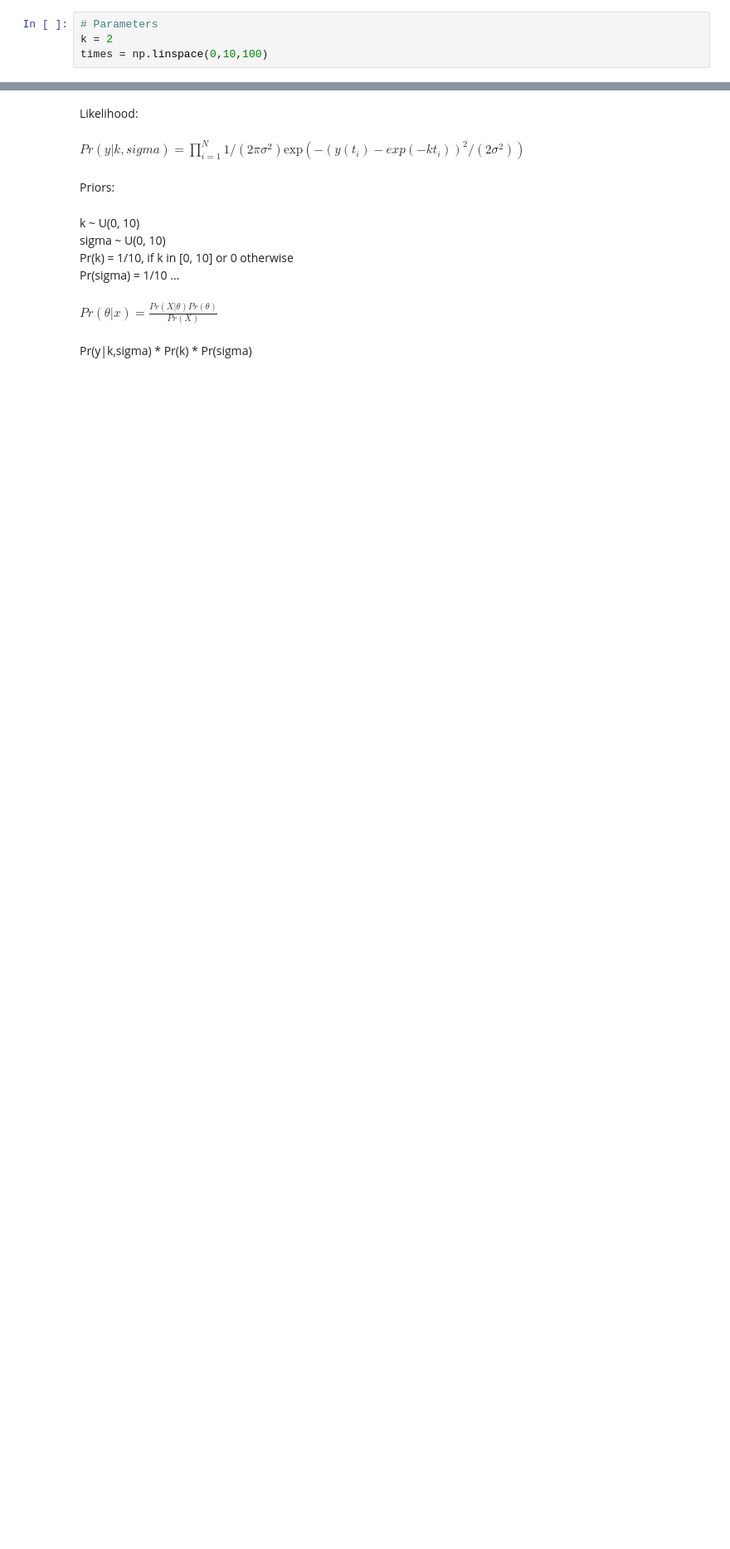
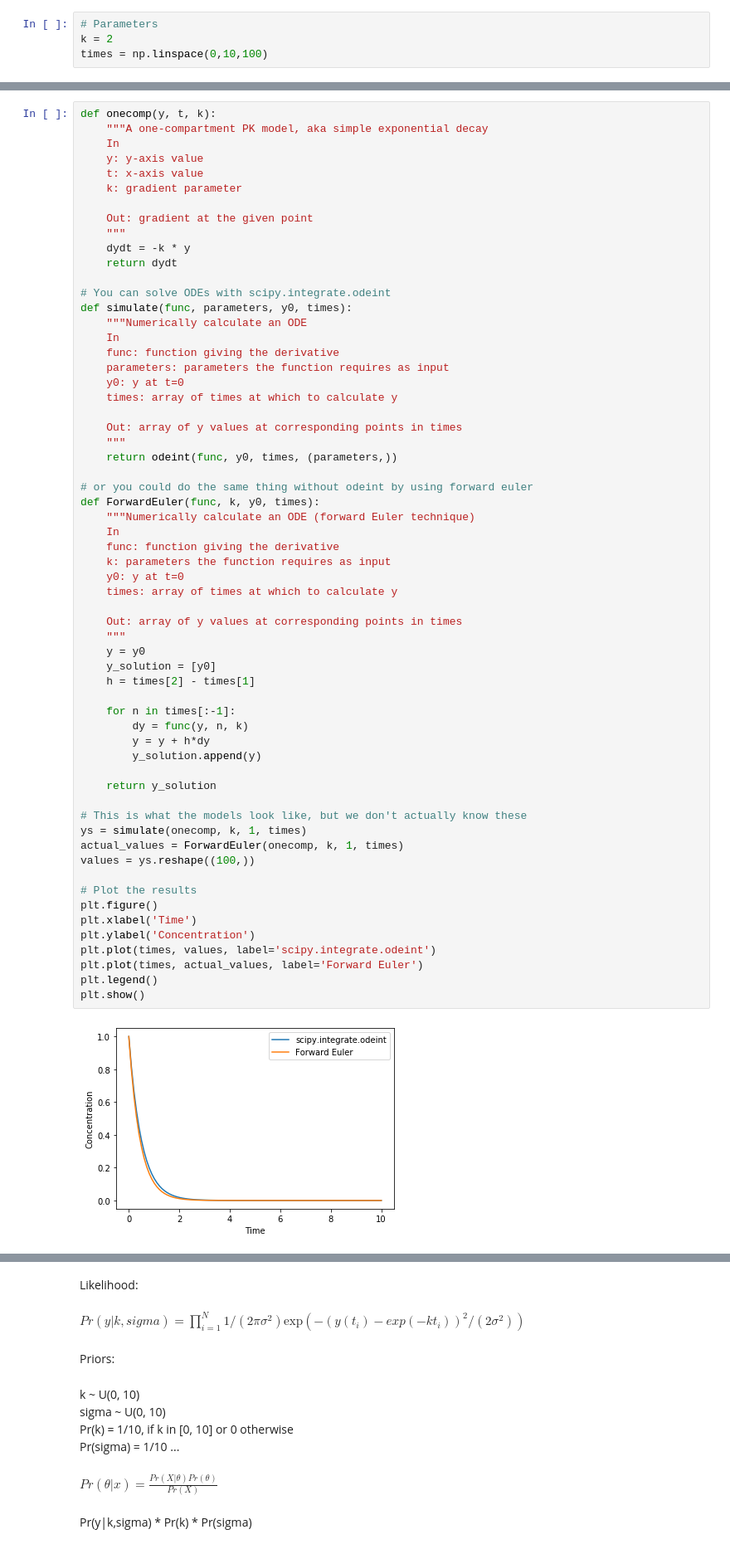
Before and after one commit to simonmarchant/pkpd-practice, a Jupyter notebook: Practice.ipynb, the cells around one changed output, grey strips where cells are left out. Shown: that part at 83% size. Saved outputs shown, nothing was run; the diff lists cells and outputs as text; blank space fills up the shorter version.

```diff
--- a/Practice.ipynb
+++ b/Practice.ipynb
@@ -57,0 +18,63 @@ plt.show()
+# %%
+def onecomp(y, t, k):
+    """A one-compartment PK model, aka simple exponential decay
+    In
+    y: y-axis value
+    t: x-axis value
+    k: gradient parameter
+
+    Out: gradient at the given point
+    """
+    dydt = -k * y
+    return dydt
+
+# You can solve ODEs with scipy.integrate.odeint
+def simulate(func, parameters, y0, times):
+    """Numerically calculate an ODE
+    In
+    func: function giving the derivative
+    parameters: parameters the function requires as input
+    y0: y at t=0
+    times: array of times at which to calculate y
+
+    Out: array of y values at corresponding points in times
+    """
+    return odeint(func, y0, times, (parameters,))
+
+# or you could do the same thing without odeint by using forward euler
+def ForwardEuler(func, k, y0, times):
+    """Numerically calculate an ODE (forward Euler technique)
+    In
+    func: function giving the derivative
+    k: parameters the function requires as input
+    y0: y at t=0
+    times: array of times at which to calculate y
+
+    Out: array of y values at corresponding points in times
+    """
+    y = y0
+    y_solution = [y0]
+    h = times[2] - times[1]
+
+    for n in times[:-1]:
+        dy = func(y, n, k)
+        y = y + h*dy
+        y_solution.append(y)
+
+    return y_solution
+
+# This is what the models look like, but we don't actually know these
+ys = simulate(onecomp, k, 1, times)
+actual_values = ForwardEuler(onecomp, k, 1, times)
+values = ys.reshape((100,))
+
+# Plot the results
+plt.figure()
+plt.xlabel('Time')
+plt.ylabel('Concentration')
+plt.plot(times, values, label='scipy.integrate.odeint')
+plt.plot(times, actual_values, label='Forward Euler')
+plt.legend()
+plt.show()
+# %% [output]
+[figure, added]
```
Also changed, not shown: parts of 21 cells of this notebook, 1 other file.
